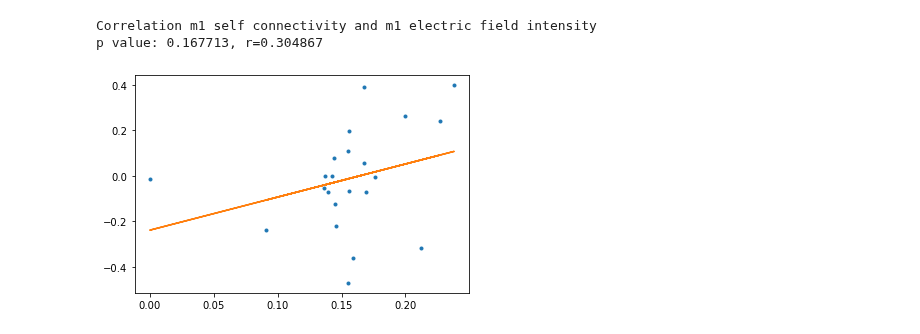
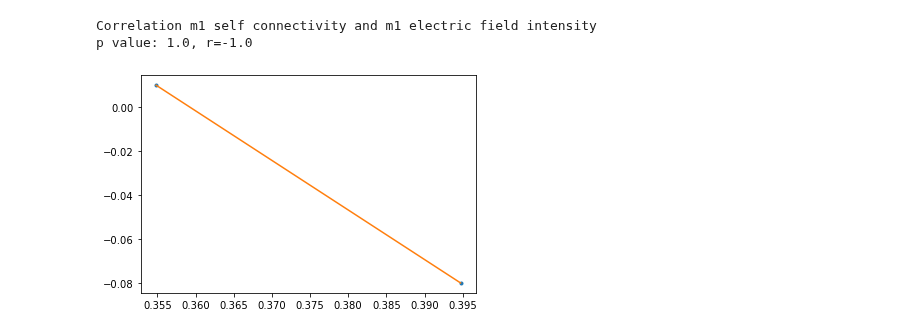
Before and after one commit to davide-aloi/wp1_2_roast, a Jupyter notebook: wp2a_roast_dcm_analysis.ipynb, the cells around one changed output. Saved outputs shown, nothing was run; the diff lists cells and outputs as text; code cells hidden in the pictures.

```diff
--- a/wp2a_roast_dcm_analysis.ipynb
+++ b/wp2a_roast_dcm_analysis.ipynb
@@ -10,8 +10,10 @@ import scipy.io
 main_folder = 'C:\\Users\\davide\\Documents\\GitHub\\wp1_2_roast' #main folder with data
 bck_img_map = image.load_img(os.path.join(main_folder, 'MNI152_T1_1mm_Brain.nii')) #Background for plotting purposes
 #List of subjects
-subjects = ['01','02','03','04','06','07','08','09','10','11','12','13','14','15','16','17','18','19','20','22','23','24']
-#subjects = ['01','02']
+#subjects = ['01','02','03','04','06','07','08','09','10','11','12','13','14','15','16','17','18','19','20','22','23','24']
+subjects = ['01','02','03','04','07','08','09','10','11','12','13','14','15','16','17','18','19','20','22','23','24']
+
+subjects = ['01','02']
 
 dcm_data_day1_path = os.path.join(main_folder,'Day1_all_EPvalues.mat') #mat file with DCM results of day 1
 dcm_data_day1 = scipy.io.loadmat(dcm_data_day1_path)
@@ -157,20 +183,20 @@ Mean Electric field value in Th: 0.07279532157054001
 # %%
-# Correlation m1 self connectivity and m1 electric field intensity
+# Correlation th->m1 connectivity and m1 electric field intensity
 
-x = np.transpose(all_m1_emag)
-y = np.transpose(all_m1selfcon)
+x = np.transpose(all_m1_emag_means)
+y = np.transpose(all_thm1)
 
 r,p  = scipy.stats.pearsonr(x, y)    # Pearson's r
 print('Correlation m1 self connectivity and m1 electric field intensity')
 print('p value: ' + str(round(p,6)) + ', r=' + str(round(r,6)))
 
 # Plot
 from numpy.polynomial.polynomial import polyfit
 b, m = polyfit(x, y, 1)
 plt.plot(x, y, '.')
 plt.plot(x, b + m * x, '-')
 plt.show()
 # %% [output]
 Correlation m1 self connectivity and m1 electric field intensity
-p value: 0.167713, r=0.304867
+p value: 1.0, r=-1.0
-[figure, old version]
+[figure, new version]
```
Also changed, not shown: parts of 4 cells of this notebook, 3 other files.
